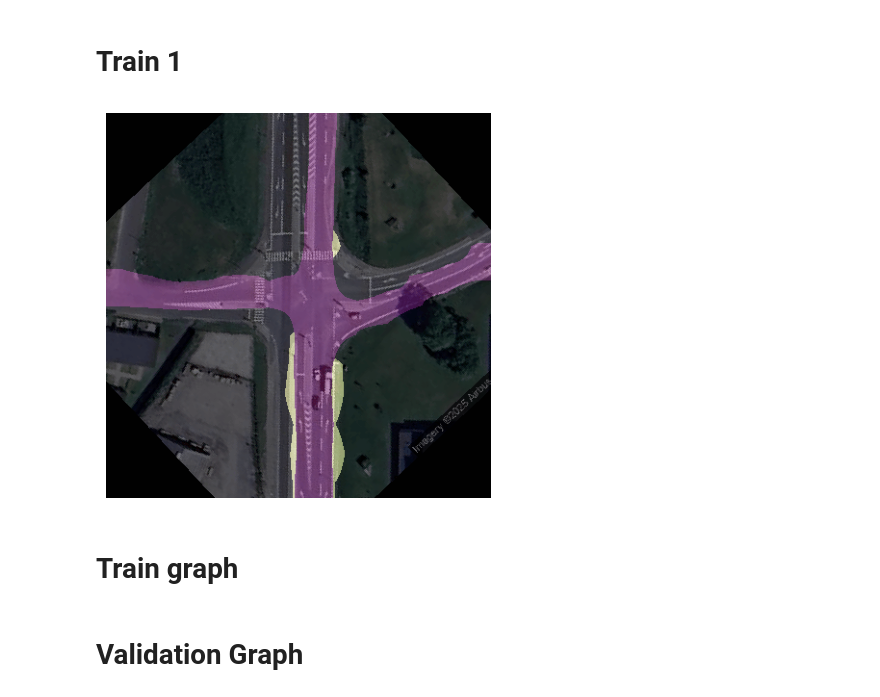
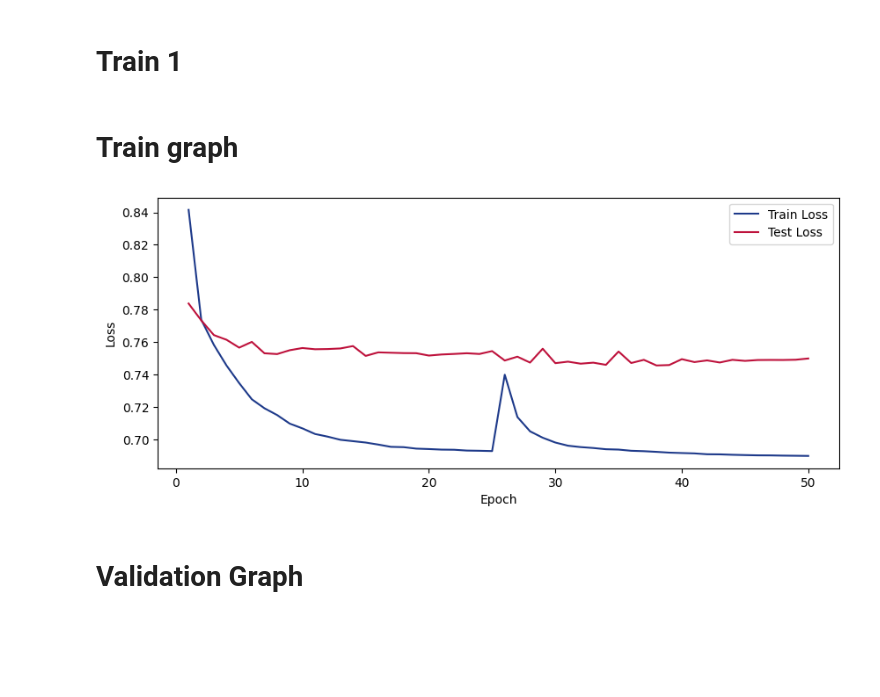
Before and after one commit to DaDudeIan/Pre-planning-Intersection-Traversal-for-Autonomous-Vehicles, a Jupyter notebook: models/training/results.ipynb, the cells around one changed output. Drawn from its saved outputs; the diff is of its cells as text; code cells hidden in the pictures; blank space fills up the shorter version.

```diff
--- a/models/training/results.ipynb
+++ b/models/training/results.ipynb
@@ -172,38 +168,38 @@ plt.savefig(f"{res_folder}/{base}_test2.png", bbox_inches='tight', transparent=T
 # %% [markdown]
 # Train 1
 # %%
-train_1_index = 0
-satellite = train_dataloader.dataset[train_1_index]['satellite'].to(device)
-fig = plt.figure(figsize=(5, 5))
-plt.imshow(satellite.cpu().numpy().transpose(1, 2, 0))
+# train_1_index = 0
+# satellite = train_dataloader.dataset[train_1_index]['satellite'].to(device)
+# fig = plt.figure(figsize=(5, 5))
+# plt.imshow(satellite.cpu().numpy().transpose(1, 2, 0))
 
-output = model(satellite.unsqueeze(0))
-output = torch.argmax(output, dim=1)
-output = output.squeeze(0).cpu().numpy()
+# output = model(satellite.unsqueeze(0))
+# output = torch.argmax(output, dim=1)
+# output = output.squeeze(0).cpu().numpy()
 
-plt.imshow(output, cmap='inferno', alpha=0.5)
+# plt.imshow(output, cmap='inferno', alpha=0.5)
 
-plt.axis('off')
+# plt.axis('off')
 
-plt.savefig(f"{res_folder}/{base}_train1.png", bbox_inches='tight', transparent=True)
+# plt.savefig(f"{res_folder}/{base}_train1.png", bbox_inches='tight', transparent=True)
-# %% [output]
-[figure, removed]
 # %% [markdown]
 # Train graph
 # %%
-# n_epochs = len(ckpt['train_losses'])
-# train_losses = ckpt['train_losses']
-# test_losses = ckpt['test_losses']
-# # Plotting the loss graphs
-# plt.figure(figsize=(10, 5))
-# plt.plot(range(1, n_epochs + 1), train_losses, label="Train Loss", color='#1e3a8a')
-# plt.plot(range(1, n_epochs + 1), test_losses, label="Test Loss", color = "#be123c")
-# plt.xlabel("Epoch")
-# plt.ylabel("Loss")
-# #plt.title("Training and Evaluation Loss Over Epochs")
-# plt.legend()
-# plt.savefig(f"{res_folder}/{model_name}_{loss_fn}_train_graph.png", bbox_inches='tight', transparent=True)
-# plt.show()
+n_epochs = len(ckpt['train_losses'])
+train_losses = ckpt['train_losses']
+test_losses = ckpt['test_losses']
+# Plotting the loss graphs
+plt.figure(figsize=(10, 4))
+plt.plot(range(1, n_epochs + 1), train_losses, label="Train Loss", color='#1e3a8a')
+plt.plot(range(1, n_epochs + 1), test_losses, label="Test Loss", color = "#be123c")
+plt.xlabel("Epoch")
+plt.ylabel("Loss")
+#plt.title("Training and Evaluation Loss Over Epochs")
+plt.legend()
+plt.savefig(f"{res_folder}/{model_name}_{loss_fn}_train_graph.png", bbox_inches='tight', transparent=True)
+plt.show()
+# %% [output]
+[figure, added]
 # %% [markdown]
 # Validation Graph
 # %%
```
Also changed, not shown: parts of 4 cells of this notebook, 5 other files.
